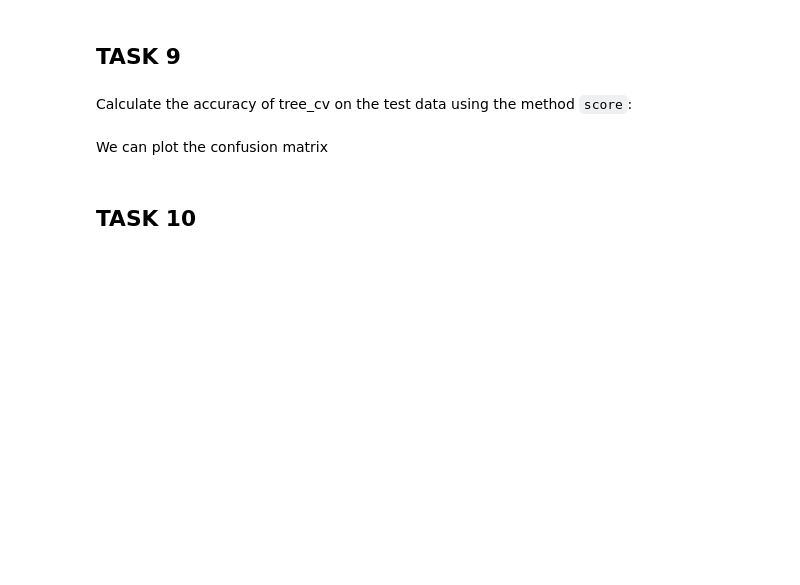
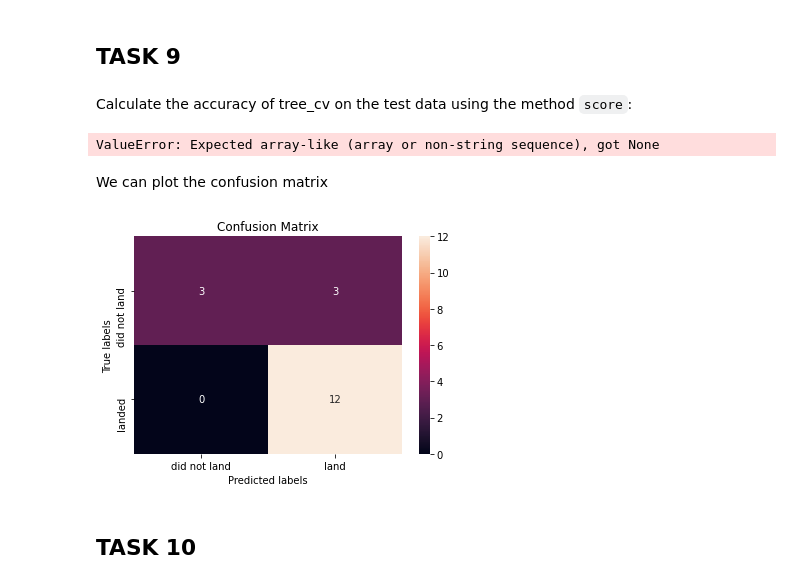
Before and after one commit to GalymzhanTutkushev/SpaceX_petproject, a Jupyter notebook: ML.ipynb, the cells around one changed output. Cells and saved outputs as stored; diff of their text form; code cells hidden in the pictures; blank space fills up the shorter version.

```diff
--- a/ML.ipynb
+++ b/ML.ipynb
@@ -106,4 +127,6 @@ Y = data['Class'].to_numpy()
 Standardize the data in <code>X</code> then reassign it to the variable  <code>X</code> using the transform provided below.
 # %%
 # students get this
-transform = preprocessing.StandardScaler().fit_transform(X)
+transform = preprocessing.StandardScaler()
+# %%
+transform.fit_transform(X)
@@ -191,3 +278,6 @@ parameters = {'criterion': ['gini', 'entropy'],
      'min_samples_split': [2, 5, 10]}
 
 tree = DecisionTreeClassifier()
+# %%
+tree_cv = GridSearchCV(tree,param_grid=parameters,cv=10)
+tree_cv.fit(X_train,Y_train)
@@ -198,11 +299,17 @@ print("accuracy :",tree_cv.best_score_)
 ## TASK  9
 # %% [markdown]
 Calculate the accuracy of tree_cv on the test data using the method <code>score</code>:
+# %%
+tree_cv.score(X_test)
+# %% [output]
+ValueError: Expected array-like (array or non-string sequence), got None
 # %% [markdown]
 We can plot the confusion matrix
 # %%
-yhat = svm_cv.predict(X_test)
+yhat = tree_cv.predict(X_test)
 plot_confusion_matrix(Y_test,yhat)
+# %% [output]
+[figure, added]
 # %% [markdown]
 ## TASK  10
 # %% [markdown]
```
Also changed, not shown: parts of 16 cells of this notebook.
